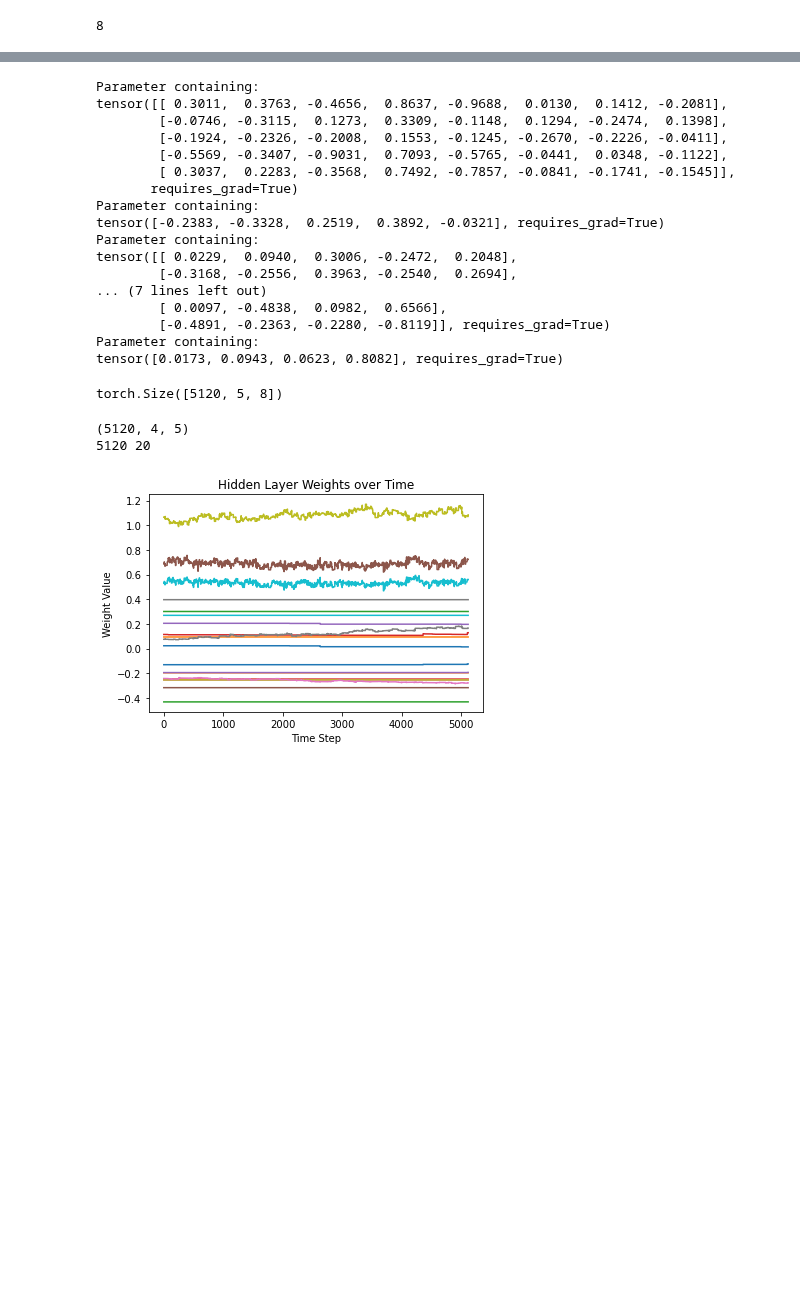
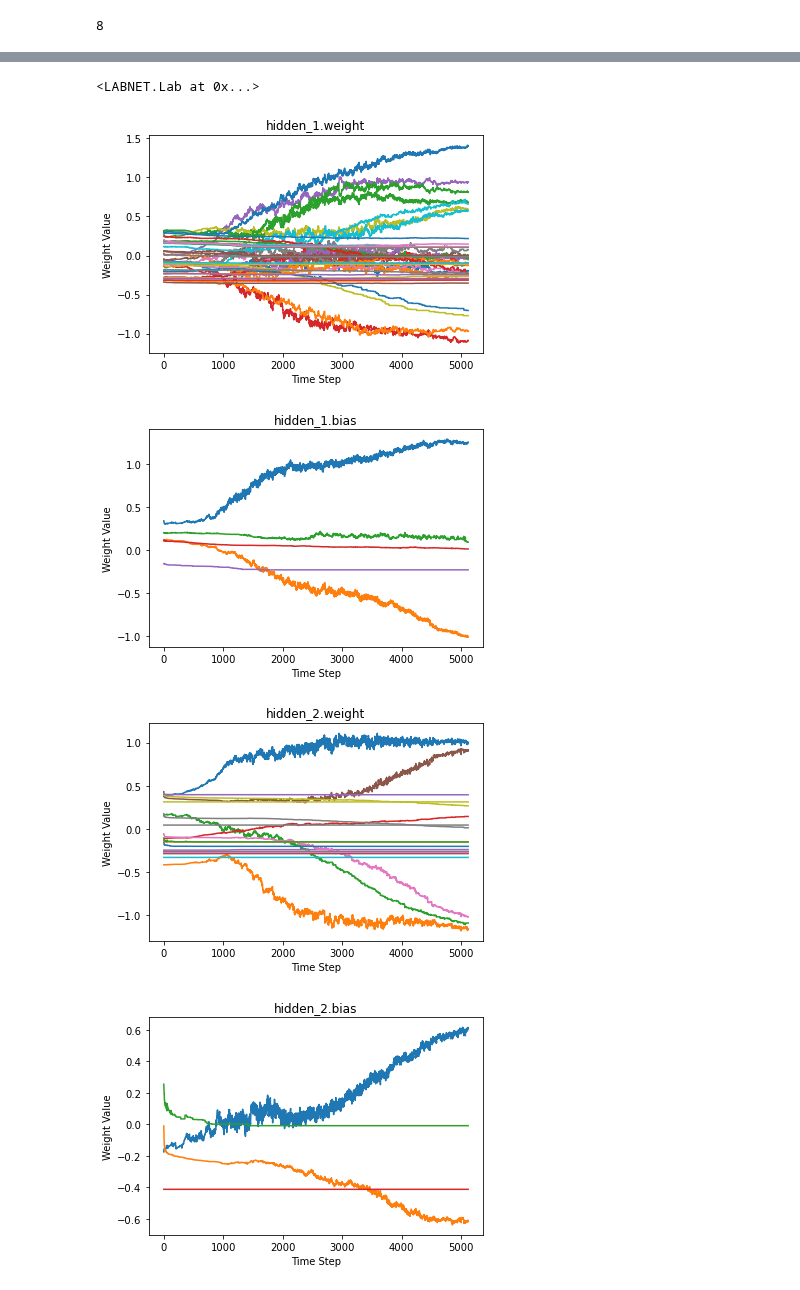
Before and after one commit to dallingordon/LABNET, a Jupyter notebook: labnet_implementation.ipynb, the cells around one changed output, grey strips where cells are left out. Drawn from its saved outputs; the diff is of its cells as text; code cells hidden in the pictures; blank space fills up the shorter version.

Commit message:
graphing with boolean differencing is in a package

```diff
--- a/labnet_implementation.ipynb
+++ b/labnet_implementation.ipynb
@@ -180,60 +151,0 @@ output.bias torch.Size([5120, 4])
-# %%
-for i in model.named_parameters():
-    print(i[1])
-# %% [output]
-Parameter containing:
-tensor([[ 0.3011,  0.3763, -0.4656,  0.8637, -0.9688,  0.0130,  0.1412, -0.2081],
-        [-0.0746, -0.3115,  0.1273,  0.3309, -0.1148,  0.1294, -0.2474,  0.1398],
-        [-0.1924, -0.2326, -0.2008,  0.1553, -0.1245, -0.2670, -0.2226, -0.0411],
-        [-0.5569, -0.3407, -0.9031,  0.7093, -0.5765, -0.0441,  0.0348, -0.1122],
-        [ 0.3037,  0.2283, -0.3568,  0.7492, -0.7857, -0.0841, -0.1741, -0.1545]],
-       requires_grad=True)
-Parameter containing:
-tensor([-0.2383, -0.3328,  0.2519,  0.3892, -0.0321], requires_grad=True)
-Parameter containing:
-tensor([[ 0.0229,  0.0940,  0.3006, -0.2472,  0.2048],
-        [-0.3168, -0.2556,  0.3963, -0.2540,  0.2694],
-... (7 lines left out)
-        [ 0.0097, -0.4838,  0.0982,  0.6566],
-        [-0.4891, -0.2363, -0.2280, -0.8119]], requires_grad=True)
-Parameter containing:
-tensor([0.0173, 0.0943, 0.0623, 0.8082], requires_grad=True)
-# %%
-hidden_layer_weights.shape
-# %% [output]
-torch.Size([5120, 5, 8])
-# %%
-import matplotlib.pyplot as plt
-import numpy as np
-weights = lab.LabParams[2][1].detach().numpy()
-
-shapes = weights.shape
-print(shapes)
-weights = np.reshape(weights,(shapes[0],shapes[1]*shapes[2]))
-#print(weights)
-# Get the number of time steps and dimensions
-num_time_steps, num_dimensions = weights.shape
-print(num_time_steps,num_dimensions)
-# Create a figure and axis
-fig, ax = plt.subplots()
-
-# Plot the lines for each dimension
-for i in range(num_dimensions):
-    ax.plot(range(num_time_steps), weights[:, i], label=f"Dimension {i+1}")
-
-# Set the labels and title
-ax.set_xlabel('Time Step')
-ax.set_ylabel('Weight Value')
-ax.set_title('Hidden Layer Weights over Time')
-
-# Add a legend how bout not
-#ax.legend()
-
-# Show the plot
-plt.show()
-
-##these look correct, just, it isn't stochastic.  its doing the full batch of all data at every iteration, its probably exactly right after like, 5 -10 samples.
-# %% [output]
-(5120, 4, 5)
-5120 20
-[figure, removed]
@@ -239,0 +195,11 @@ plt.show()
+# %%
+lab
+# %% [output]
+<LABNET.Lab at 0x...>
+# %%
+lab.graph(diff = False)
+# %% [output]
+[figure, added]
+[figure, added]
+[figure, added]
+[figure, added]
```
Also changed, not shown: parts of 13 cells of this notebook, 1 other file.
